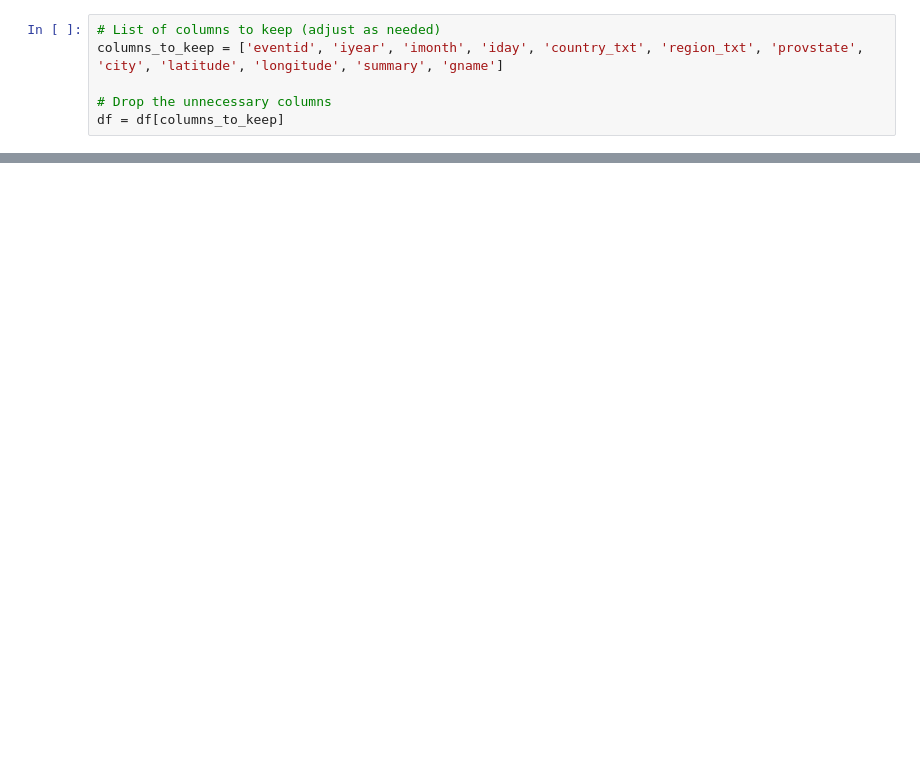
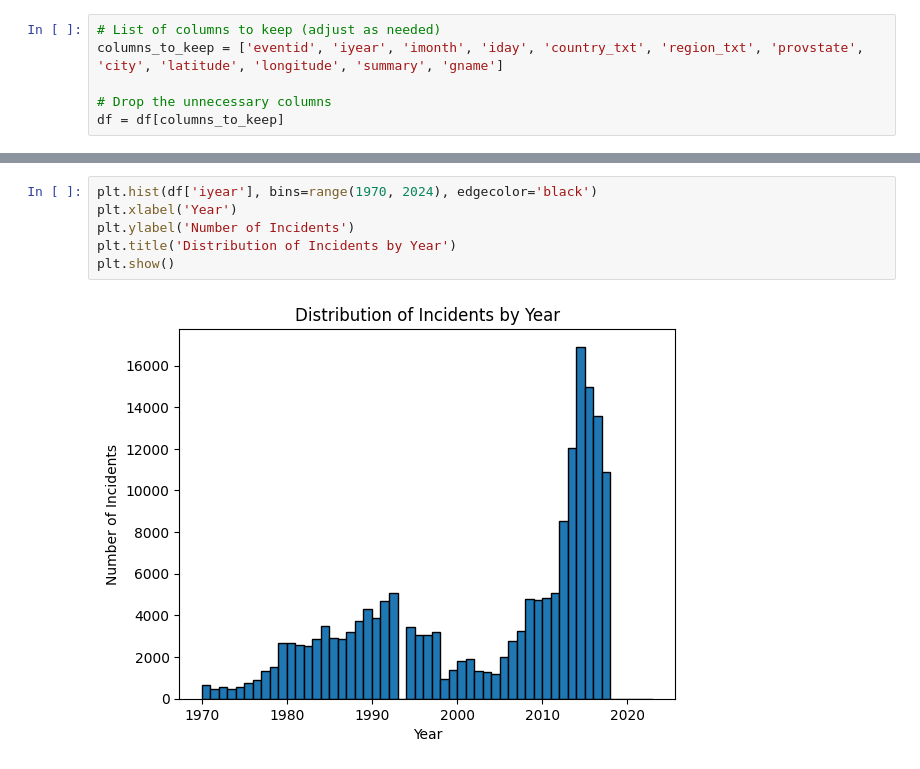
Before and after one commit to parshvak26/Basic-of-visualization-in-python, a Jupyter notebook: Basic_of_data_visualization.ipynb, the cells around one changed output, grey strips where cells are left out. Saved outputs shown, nothing was run; the diff lists cells and outputs as text; blank space fills up the shorter version.

```diff
--- a/Basic_of_data_visualization.ipynb
+++ b/Basic_of_data_visualization.ipynb
@@ -30,0 +45,8 @@ df.head()
+# %%
+plt.hist(df['iyear'], bins=range(1970, 2024), edgecolor='black')
+plt.xlabel('Year')
+plt.ylabel('Number of Incidents')
+plt.title('Distribution of Incidents by Year')
+plt.show()
+# %% [output]
+[figure, added]
```
Also changed, not shown: parts of 9 cells of this notebook.
